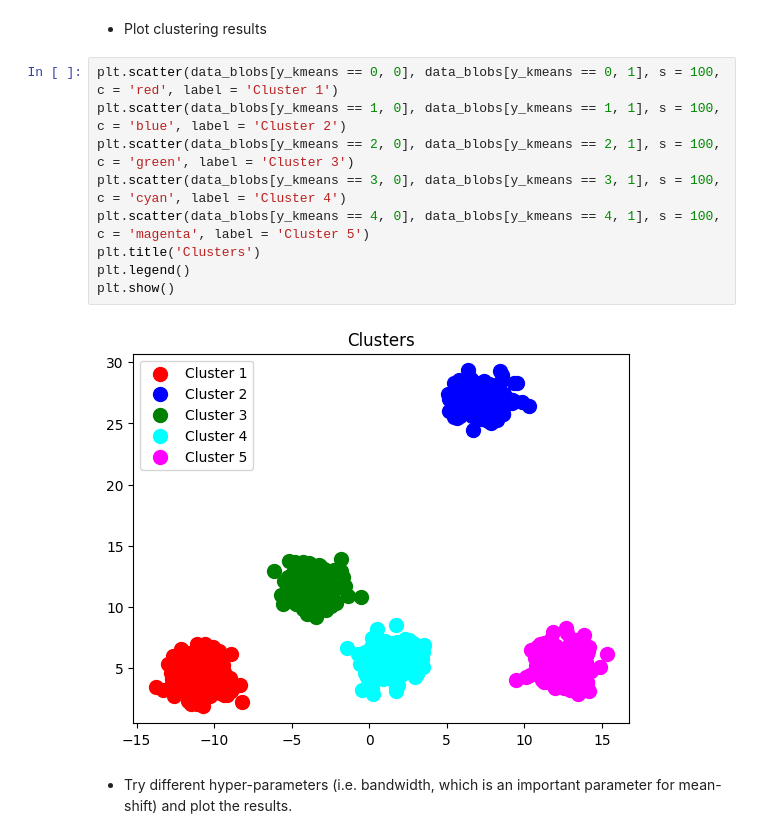
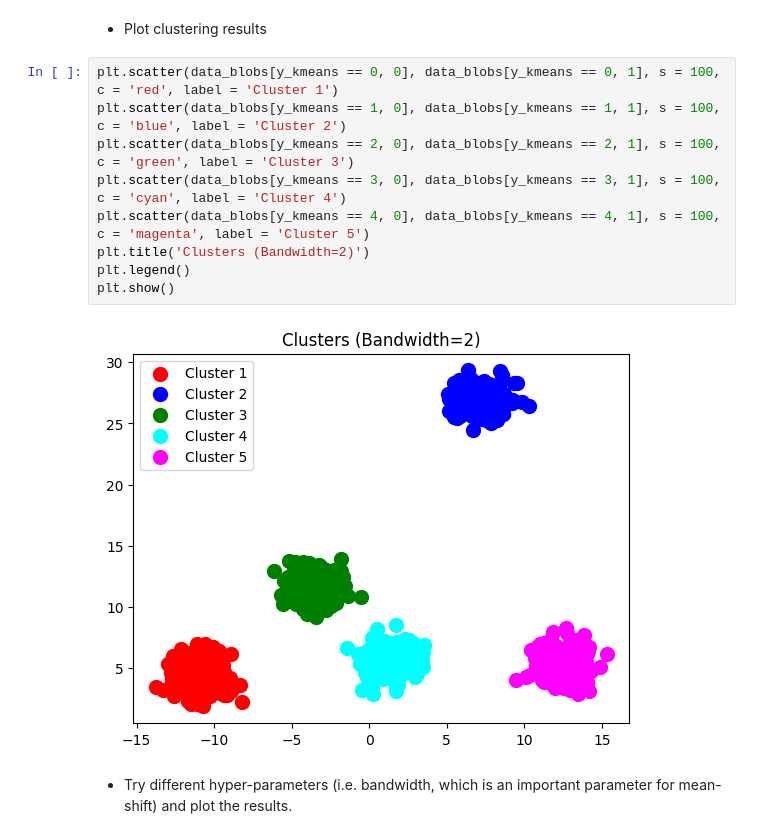
Before and after one commit to tunayildizuzh/MachineLearningforSciences, a Jupyter notebook: Labs/Lab4.ipynb, the cells around one changed output. Cells and saved outputs as stored; diff of their text form.

```diff
--- a/Labs/Lab4.ipynb
+++ b/Labs/Lab4.ipynb
@@ -187,14 +187,14 @@ y_kmeans = mshift.fit_predict(data_blobs)
 # %%
 plt.scatter(data_blobs[y_kmeans == 0, 0], data_blobs[y_kmeans == 0, 1], s = 100, c = 'red', label = 'Cluster 1')
 plt.scatter(data_blobs[y_kmeans == 1, 0], data_blobs[y_kmeans == 1, 1], s = 100, c = 'blue', label = 'Cluster 2')
 plt.scatter(data_blobs[y_kmeans == 2, 0], data_blobs[y_kmeans == 2, 1], s = 100, c = 'green', label = 'Cluster 3')
 plt.scatter(data_blobs[y_kmeans == 3, 0], data_blobs[y_kmeans == 3, 1], s = 100, c = 'cyan', label = 'Cluster 4')
 plt.scatter(data_blobs[y_kmeans == 4, 0], data_blobs[y_kmeans == 4, 1], s = 100, c = 'magenta', label = 'Cluster 5')
-plt.title('Clusters')
+plt.title('Clusters (Bandwidth=2)')
 plt.legend()
 plt.show()
 # %% [output]
-[figure, old version]
+[figure, new version]
 # %% [markdown]
 - Try different hyper-parameters (i.e. bandwidth, which is an important parameter for mean-shift) and plot the results.
 # %%
```
Also changed, not shown: parts of 9 cells of this notebook.
